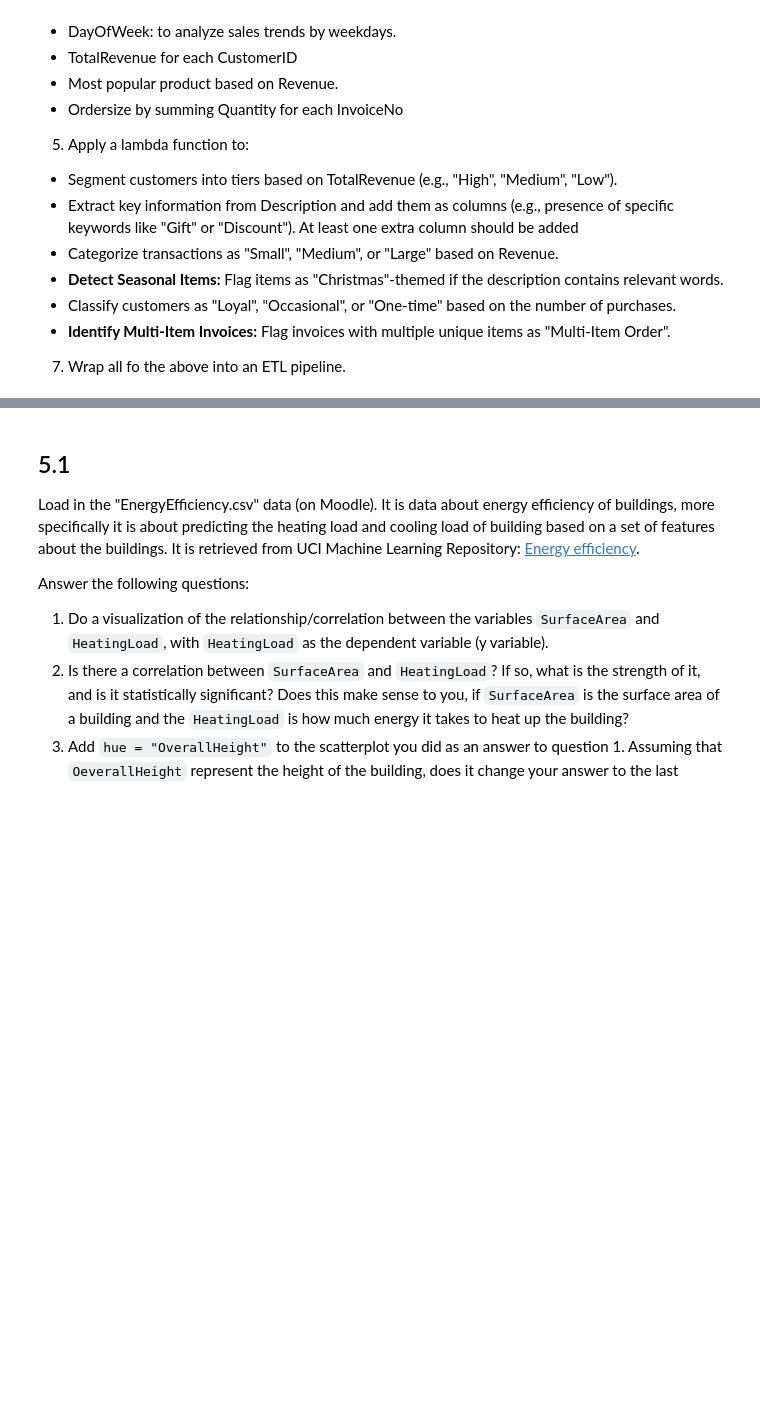
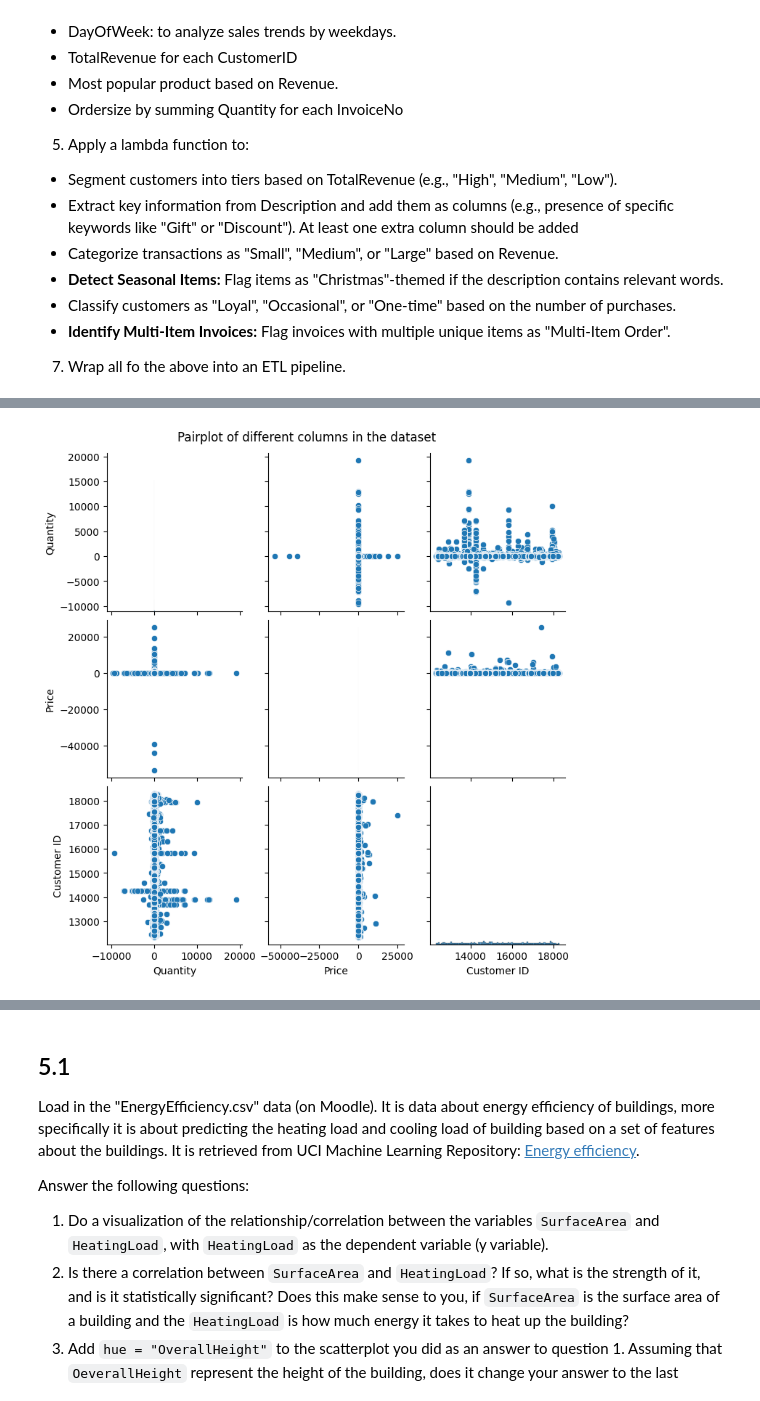
Before and after one commit to X1las/DaT, a Jupyter notebook: exercises.ipynb, the cells around one changed output, grey strips where cells are left out. Saved outputs shown, nothing was run; the diff lists cells and outputs as text; code cells hidden in the pictures; blank space fills up the shorter version.

```diff
--- a/exercises.ipynb
+++ b/exercises.ipynb
@@ -566,3 +566,10 @@ Complete the following tasks:
   * Classify customers as "Loyal", "Occasional", or "One-time" based on the number of purchases.
   *  **Identify Multi-Item Invoices:** Flag invoices with multiple unique items as "Multi-Item Order".
 7. Wrap all fo the above into an ETL pipeline.
+# %%
+path = kagglehub.dataset_download("lakshmi25npathi/online-retail-dataset")
+
+print("Path to dataset files:", path)
+
+files = os.listdir(path)
+print(files)
@@ -568,0 +579,5 @@ Complete the following tasks:
+# %%
+file_path = os.path.join(path, files[0])
+print(file_path)
+
+online_retail = pd.read_excel(file_path)
@@ -568,0 +637,8 @@ Complete the following tasks:
+# %%
+# Plotting different combinations of columns to find interesting relationships in the data
+
+sns.pairplot(online_retail)
+plt.suptitle("Pairplot of different columns in the dataset", y=1.02)
+plt.show()
+# %% [output]
+[figure, added]
```
Also changed, not shown: parts of 21 cells of this notebook.
